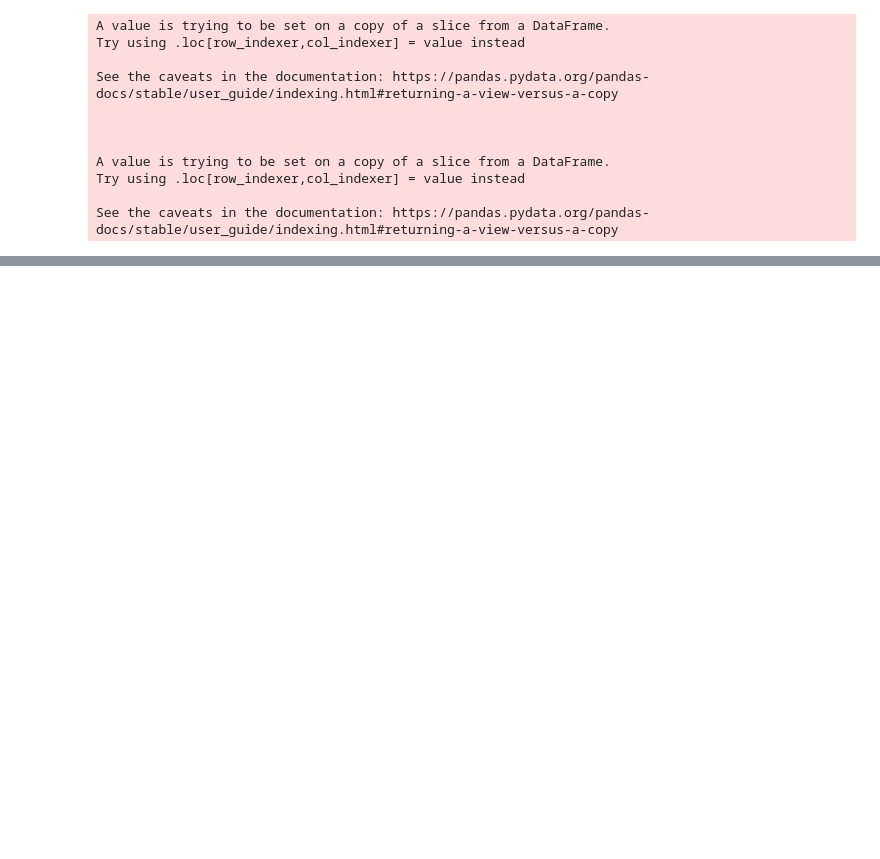
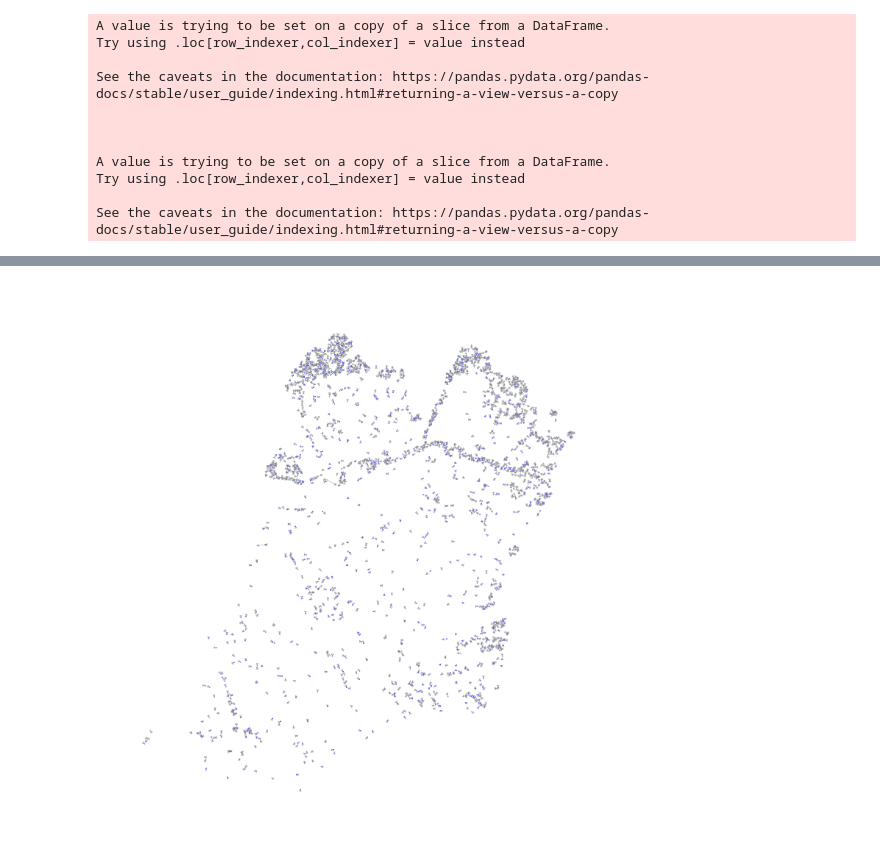
Before and after one commit to tachophobia/FairfaxFloodModeling, a Jupyter notebook: pipe_mapping.ipynb, the cells around one changed output, grey strips where cells are left out. Cells and saved outputs as stored; diff of their text form; code cells hidden in the pictures; blank space fills up the shorter version.

```diff
--- a/pipe_mapping.ipynb
+++ b/pipe_mapping.ipynb
@@ -11,6 +11,3 @@ watershed = watershed.to_crs('EPSG:26918')
 # %%
 s14 = gpd.read_file('stormnet/14.geojson')
 s14 = s14.to_crs(watershed.crs).clip(watershed)
-# %%
-s14['geometry'] = s14.geometry.apply(lambda x: snap(x, s14.union_all(), 1))
-s14.plot()
@@ -53,16 +66,28 @@ with open('pipe_graph.pickle', 'wb') as f:
 # %%
 node_geoms = []
 node_ids = []
+node_type = []
 
 for n, data in G.nodes(data=True):
     node_ids.append(n)
+    node_type.append(data["type"])
     node_geoms.append(Point(data["x"], data["y"]))
 
 nodes_gdf = gpd.GeoDataFrame(
-    {"node_id": node_ids},
+    {"node_id": node_ids, "node_type": node_type},
     geometry=node_geoms,
     crs=s14.crs
 )
+
+edge_geoms = []
+edge_ids = []
+for u, v, data in G.edges(data=True):
+    edge_geoms.append(data["geometry"])
+    edge_ids.append(data["pipe_id"])
+edges_gdf = gpd.GeoDataFrame( {"pipe_id": edge_ids}, geometry=edge_geoms, crs=s14.crs )
+# %%
+s13 = gpd.read_file('stormnet/13.geojson')
+s13 = s13.to_crs(watershed.crs).clip(watershed)
 # %%
 outfalls = s13[(s13.TYPE == 'Outfall') | (s13.TYPE == 'MS4 OUTFALL')]
 # %%
@@ -139,0 +157,41 @@ See the caveats in the documentation: https://pandas.pydata.org/pandas-docs/stab
+# %%
+import matplotlib.pyplot as plt
+import networkx as nx
+
+plt.figure(figsize=(15,15))
+nx.draw(
+    G,
+    pos = {node: (data["x"], data["y"]) for node, data in G.nodes(data=True)},
+    node_size=1,
+    node_color="white",
+    edge_color="gray",
+    width=1, alpha=0.5
+)
+# plt.scatter(
+#     x=nodes_gdf[nodes_gdf.is_outfall].geometry.x,
+#     y=nodes_gdf[nodes_gdf.is_outfall].geometry.y,
+#     c="blue",
+#     s=2
+# )
+plt.scatter(
+    x=nodes_gdf[nodes_gdf.node_type == 'infall'].geometry.x,
+    y=nodes_gdf[nodes_gdf.node_type == 'infall'].geometry.y,
+    c="blue",
+    s=2
+)
+# plt.scatter(
+#     x=nodes_gdf[nodes_gdf.node_type == 'outfall'].geometry.x,
+#     y=nodes_gdf[nodes_gdf.node_type == 'outfall'].geometry.y,
+#     c="green",
+#     s=3
+# )
+# plt.scatter(
+#     x=drainage.geometry.x,
+#     y=drainage.geometry.y,
+#     c="red",
+#     s=2
+# )
+plt.gca().set_aspect("equal")
+plt.show()
+# %% [output]
+[figure, added]
```
Also changed, not shown: parts of 8 cells of this notebook.
